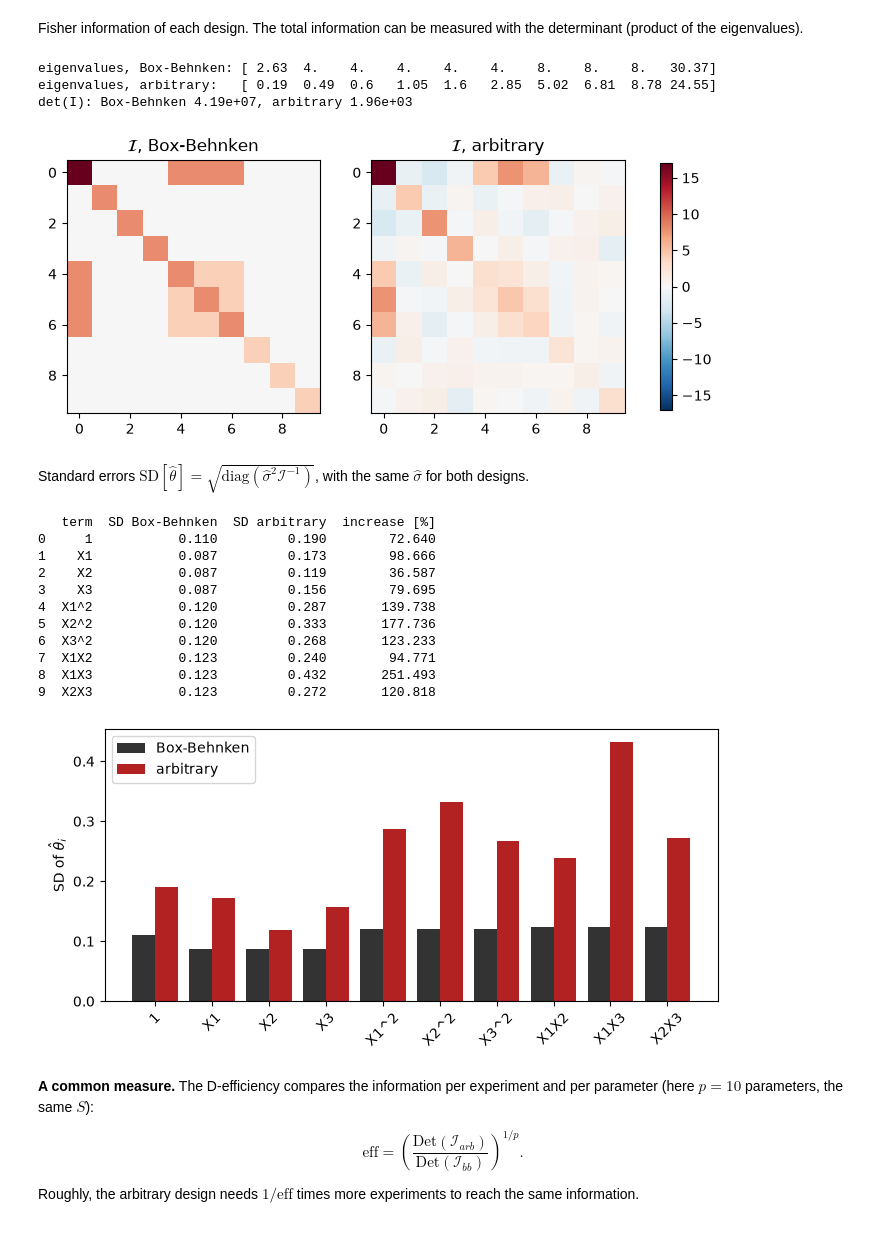
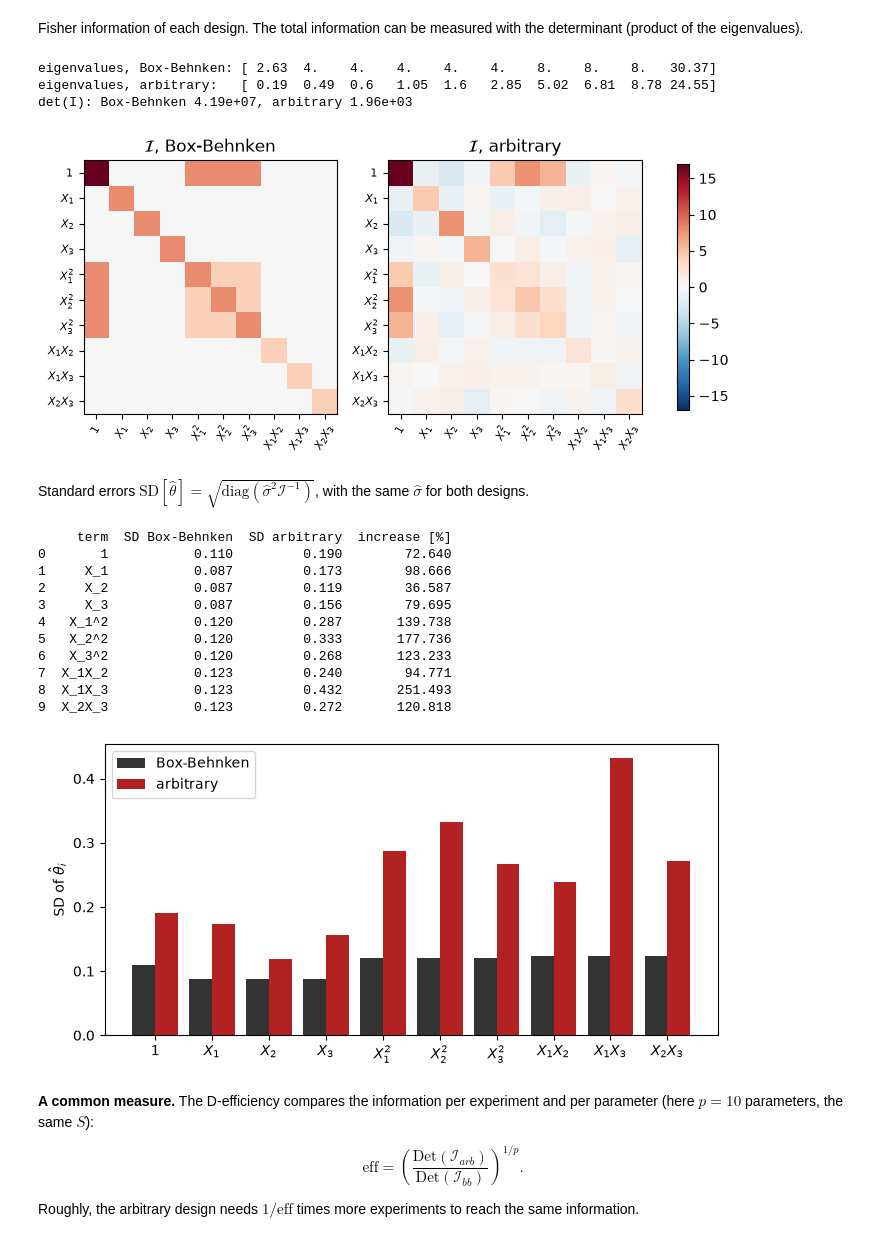
Before and after one commit to vzavala/DoE, a Jupyter notebook: Python/BoxBehnkenvsArbitraryDesign.ipynb, the cells around one changed output. Cells and saved outputs as stored; diff of their text form; code cells hidden in the pictures.

Commit message:
Notebooks: X_1 notation in tables and plots
Co-Authored-By: Claude Opus 5.5 <noreply@anthropic.com>

```diff
--- a/Python/BoxBehnkenvsArbitraryDesign.ipynb
+++ b/Python/BoxBehnkenvsArbitraryDesign.ipynb
@@ -54,20 +54,22 @@ Fisher information of each design. The total information can be measured with th
 # %%
 FI_bb, FI_arb = X_bb.T @ X_bb, X_arb.T @ X_arb
 print("eigenvalues, Box-Behnken:", np.round(np.linalg.eigvalsh(FI_bb), 2))
 print("eigenvalues, arbitrary:  ", np.round(np.linalg.eigvalsh(FI_arb), 2))
 print(f"det(I): Box-Behnken {np.linalg.det(FI_bb):.2e}, arbitrary {np.linalg.det(FI_arb):.2e}")
 
 fig, axs = plt.subplots(1, 2, figsize=(9, 4))
 for ax, F, t in zip(axs, (FI_bb, FI_arb), ("Box-Behnken", "arbitrary")):
     im = ax.imshow(F, cmap="RdBu_r", vmin=-17, vmax=17)
+    ax.set_xticks(range(10), [r"$1$", r"$X_1$", r"$X_2$", r"$X_3$", r"$X_1^2$", r"$X_2^2$", r"$X_3^2$", r"$X_1X_2$", r"$X_1X_3$", r"$X_2X_3$"], rotation=60, fontsize=8)
+    ax.set_yticks(range(10), [r"$1$", r"$X_1$", r"$X_2$", r"$X_3$", r"$X_1^2$", r"$X_2^2$", r"$X_3^2$", r"$X_1X_2$", r"$X_1X_3$", r"$X_2X_3$"], fontsize=8)
     ax.set_title(r"$\mathcal{I}$, " + t)
 fig.colorbar(im, ax=axs, shrink=0.8)
 plt.show()
 # %% [output]
 eigenvalues, Box-Behnken: [ 2.63  4.    4.    4.    4.    4.    8.    8.    8.   30.37]
 eigenvalues, arbitrary:   [ 0.19  0.49  0.6   1.05  1.6   2.85  5.02  6.81  8.78 24.55]
 det(I): Box-Behnken 4.19e+07, arbitrary 1.96e+03
-[figure, old version]
+[figure, new version]
 # %% [markdown]
 Standard errors $\mathrm{SD}[\hat{\theta}]=\sqrt{\mathrm{diag}(\hat{\sigma}^2\mathcal{I}^{-1})}$, with the same $\hat{\sigma}$ for both designs.
 # %%
@@ -76,7 +78,7 @@ eps_hat = y - X_bb @ theta_hat
 sigma_hat = np.sqrt(eps_hat @ eps_hat / (S - 10))
 SD_bb = sigma_hat * np.sqrt(np.diag(np.linalg.inv(FI_bb)))
 SD_arb = sigma_hat * np.sqrt(np.diag(np.linalg.inv(FI_arb)))
-terms = ["1", "X1", "X2", "X3", "X1^2", "X2^2", "X3^2", "X1X2", "X1X3", "X2X3"]
+terms = ["1", "X_1", "X_2", "X_3", "X_1^2", "X_2^2", "X_3^2", "X_1X_2", "X_1X_3", "X_2X_3"]
 print(pd.DataFrame({"term": terms, "SD Box-Behnken": SD_bb, "SD arbitrary": SD_arb,
                     "increase [%]": 100 * (SD_arb / SD_bb - 1)}).round(3).to_string())
 
@@ -84,21 +86,21 @@ i = np.arange(10)
 plt.figure(figsize=(7, 3.5))
 plt.bar(i - 0.2, SD_bb, 0.4, label="Box-Behnken", color="0.2")
 plt.bar(i + 0.2, SD_arb, 0.4, label="arbitrary", color="firebrick")
-plt.xticks(i, terms, rotation=45); plt.ylabel(r"SD of $\hat{\theta}_i$"); plt.legend()
+plt.xticks(i, [f"${t}$" for t in terms]); plt.ylabel(r"SD of $\hat{\theta}_i$"); plt.legend()
 plt.tight_layout(); plt.show()
 # %% [output]
-   term  SD Box-Behnken  SD arbitrary  increase [%]
-0     1           0.110         0.190        72.640
-1    X1           0.087         0.173        98.666
-2    X2           0.087         0.119        36.587
-3    X3           0.087         0.156        79.695
-4  X1^2           0.120         0.287       139.738
-5  X2^2           0.120         0.333       177.736
-6  X3^2           0.120         0.268       123.233
-7  X1X2           0.123         0.240        94.771
-8  X1X3           0.123         0.432       251.493
-9  X2X3           0.123         0.272       120.818
+     term  SD Box-Behnken  SD arbitrary  increase [%]
+0       1           0.110         0.190        72.640
+1     X_1           0.087         0.173        98.666
+2     X_2           0.087         0.119        36.587
+3     X_3           0.087         0.156        79.695
+4   X_1^2           0.120         0.287       139.738
+5   X_2^2           0.120         0.333       177.736
+6   X_3^2           0.120         0.268       123.233
+7  X_1X_2           0.123         0.240        94.771
+8  X_1X_3           0.123         0.432       251.493
+9  X_2X_3           0.123         0.272       120.818
-[figure, old version]
+[figure, new version]
 # %% [markdown]
 **A common measure.** The D-efficiency compares the information per experiment and per parameter (here $p=10$ parameters, the same $S$):
 
```
Also changed, not shown: 2 other files.
